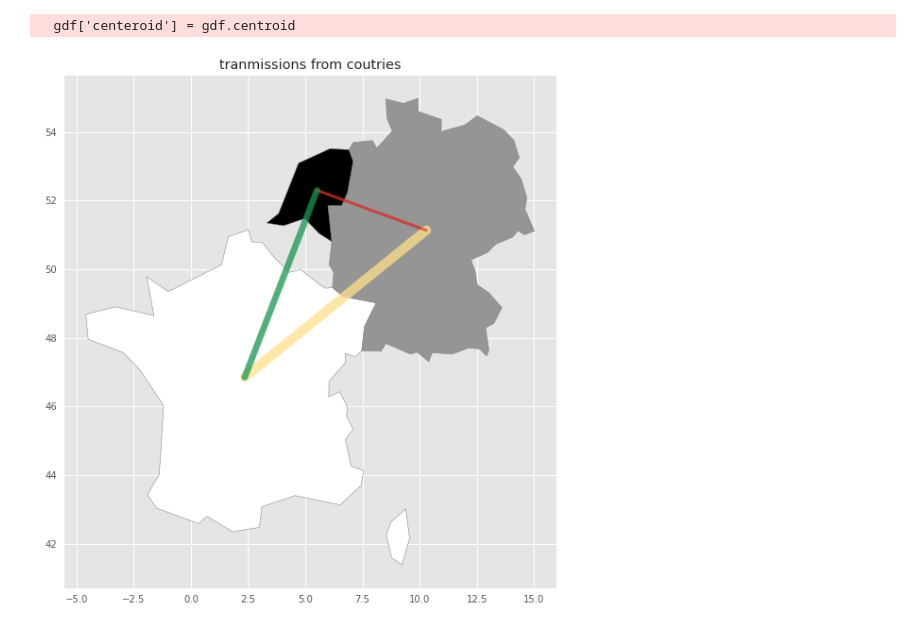
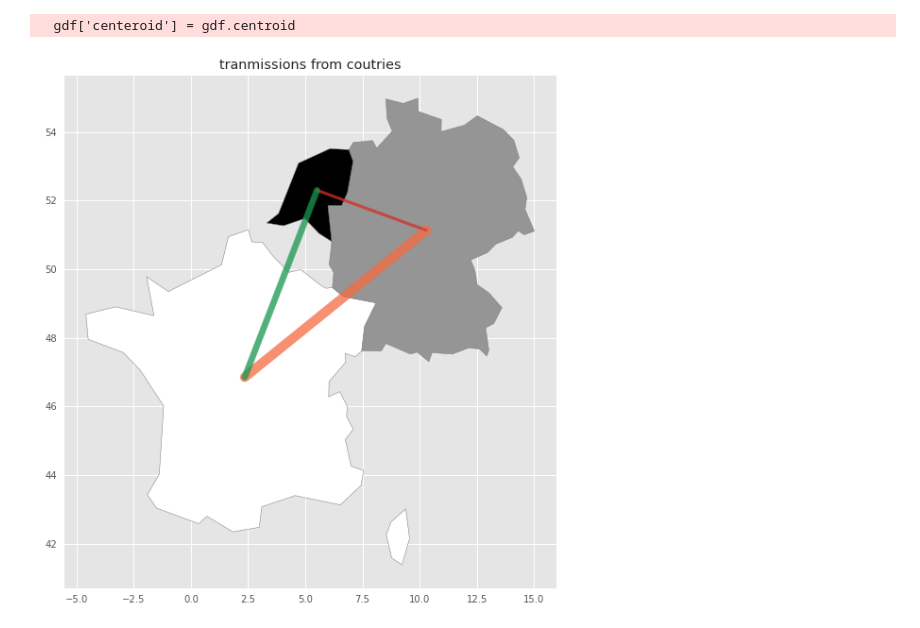
Before and after one commit to yash-virani/Term-Paper, a Jupyter notebook: Python_helper.ipynb, the cells around one changed output. Drawn from its saved outputs; the diff is of its cells as text; code cells hidden in the pictures.

```diff
--- a/Python_helper.ipynb
+++ b/Python_helper.ipynb
@@ -34,33 +36,34 @@ poly_gdf = gpd.GeoDataFrame([1], geometry=[polygon], crs=world.crs)
 
 ntcs = pd.DataFrame({'from_node' : ["Germany","Germany","France","France","Netherlands","Netherlands"],
                     'to_node' : ["France","Netherlands","Germany","Netherlands","Germany","France",],
                     'ntc' : [10,3,10,7,3,6]})
 ntcs['from_coordinates'] = [gdf.loc[gdf['name']== x, 'centeroid'] for x in ntcs['from_node']]
 ntcs['to_coordinates'] = [gdf.loc[gdf['name']== x, 'centeroid'] for x in ntcs['to_node']]
-ntcs['full_usage'] = [0.4,0.1,0.4,0.9,0.1,0.9]
+ntcs['full_usage'] = [0.2,0.1,0.2,0.9,0.1,0.9]
 # ntcs['line'] = ntcs.apply(lambda x: LineString([x['from_cordinates'], x['to_cordinates']]), axis=1)
 # fig,ax=gpd.subplots()
 # ax=gdf.plot(ax=ax)
 # poly_gdf.plot(edgecolor=”red”,ax=ax, alpha=0.1)
-
+# ntcs['from_coordinates'] = (ntcs['from_coordinates']) + [1,0,1,0,1,0]
 gdf = gpd.clip(gdf, polygon)
 with plt.style.context(("seaborn", "ggplot")):
     ## Plot countries
     gdf.plot('value', figsize=(18,10), edgecolor="grey")
 
     ## Loop throughthe NTC data
     # for from_coordinates, to_coordinates, ntc in zip(ntcs['from_coordinates'], ntcs['to_coordinates'], ntcs['ntc']):
     for n in range(len(ntcs)):
         plt.plot([ntcs.loc[n,'from_coordinates'].x , ntcs.loc[n,'to_coordinates'].x]
                 , [ntcs.loc[n,'from_coordinates'].y, ntcs.loc[n,'to_coordinates'].y],
                 linewidth= ntcs.loc[n,'ntc'], color= cm.RdYlGn(ntcs.loc[n,'full_usage']), alpha=0.5 )
 
     # for slat,dlat, slon, dlon, num_flights in zip(overseas_cnt_df["LatOrig"], overseas_cnt_df["LatDest"], overseas_cnt_df["LongOrig"], overseas_cnt_df["LongDest"], overseas_cnt_df["Num_Of_Flights"]):
     #     plt.plot([slon , dlon], [slat, dlat], linewidth=num_flights/100, color="red", alpha=0.5)
 
     plt.title("tranmissions from coutries")
 
+
     # plt.savefig("connection-map-geopandas-1.png", dpi=100)
 # %% [output]
   gdf['centeroid'] = gdf.centroid
-[figure, old version]
+[figure, new version]
```
Also changed, not shown: parts of 8 cells of this notebook, 3 other files.
